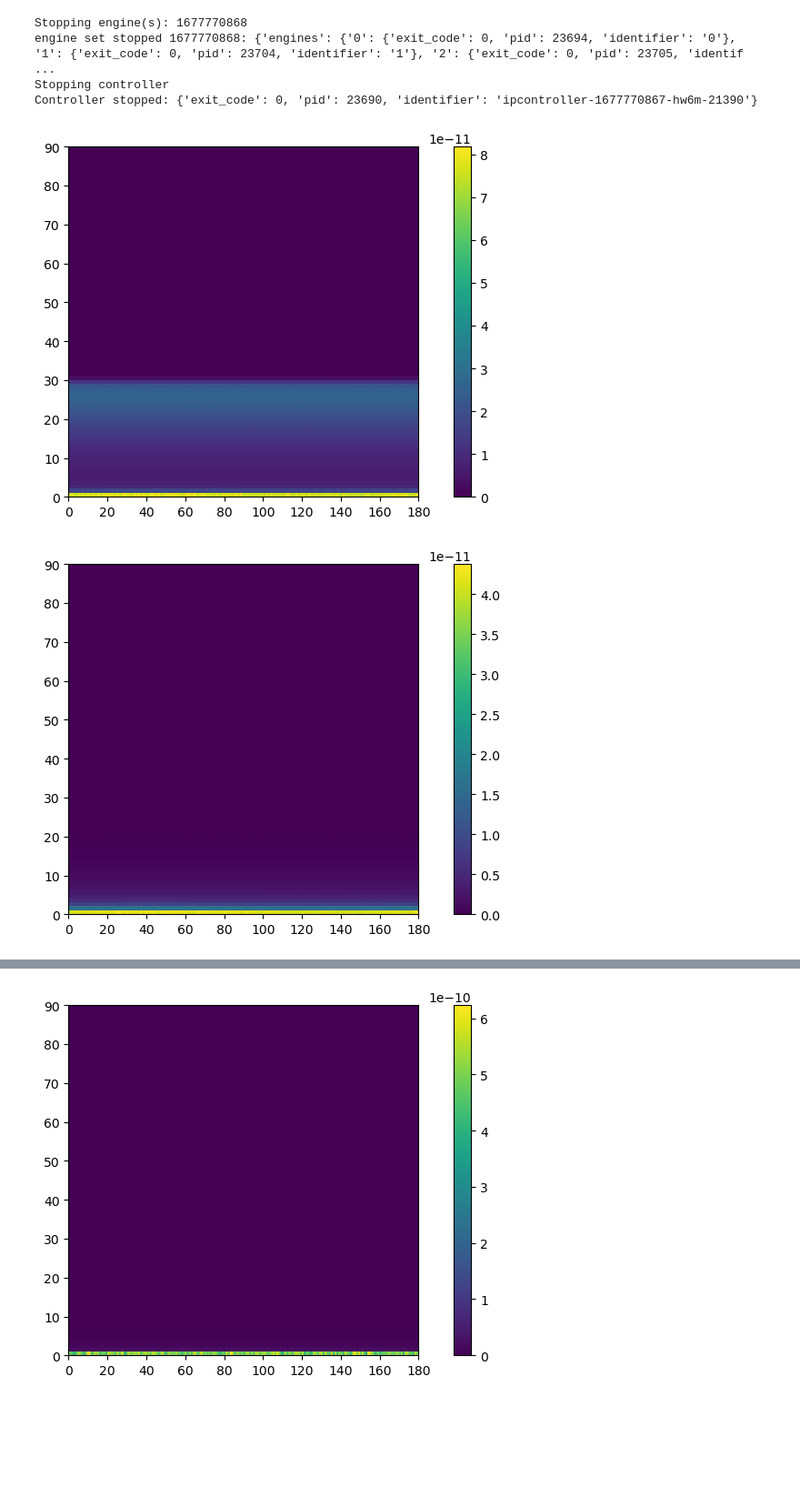
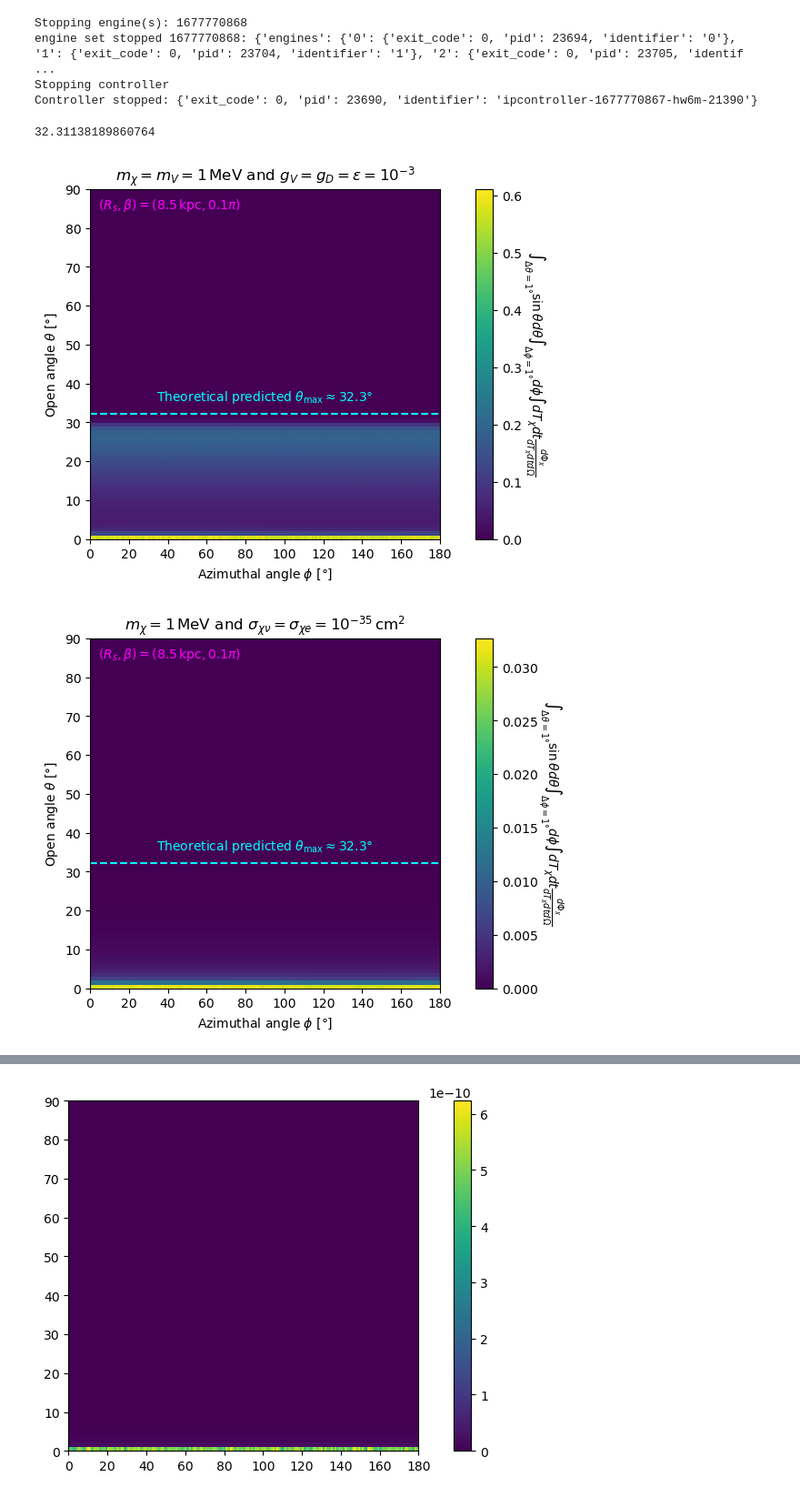
Before and after one commit to yenhsunlin/SNnuBDM2, a Jupyter notebook: src/example.ipynb, the cells around one changed output, grey strips where cells are left out. Shown at 91% size. Drawn from its saved outputs; the diff is of its cells as text; code cells hidden in the pictures; blank space fills up the shorter version.

```diff
--- a/src/example.ipynb
+++ b/src/example.ipynb
@@ -265,34 +265,47 @@ engine set stopped 1677770868: {'engines': {'0': {'exit_code': 0, 'pid': 23694,
 Stopping controller
 Controller stopped: {'exit_code': 0, 'pid': 23690, 'identifier': 'ipcontroller-1677770867-hw6m-21390'}
 # %%
-event4 = np.load(f'../data/BDM_events/bdmLegacyEventAtAngle_mx1_Rstar8.5_beta0pi.npy')
+event1 = np.load(f'../data/BDM_events/bdmEventAtAngle_mx1_Rstar8.5_beta0.1pi.npy')
+event2 = np.load(f'../data/BDM_events/bdmLegacyEventAtAngle_mx1_Rstar8.5_beta0pi.npy')
+event3 = np.load(f'../data/BDM_events/bdmLegacyEventAtAngle_mx1_Rstar8.5_beta0.1pi.npy')
+# %%
+0.56394*180/np.pi
+# %% [output]
+32.31138189860764
 # %%
-normpar = colors.LogNorm()
+#normpar = colors.LogNorm()
 fig, _ = plt.subplots(figsize = (10,5))
-smearplot = plt.imshow(event1, # plot the smearing values as an image, because python
+smearplot = plt.imshow(event1*7.473e33*(1e-6)**4, # plot the smearing values as an image, because python
                        # cmap = "CMRmap", # nice colormap
                        cmap = 'viridis',
                        interpolation = 'nearest', # avoid smoothing
                        origin = 'lower', # (0,0) is in the bottom left corner
                        extent = (0, 180, 0, 90), # set axis ranges
                        #norm = normpar, # log scale
                        aspect=2)
-#plt.title('Smearing matrix', fontsize = 20)
-#plt.xlabel('Neutrino energy (GeV)', fontsize = 20)
+plt.plot([0,180],[0.56394*180/np.pi]*2,'--',color='cyan')
+plt.title(r'$m_\chi=m_V=1\,{\rm MeV}~{\rm and}~g_V=g_D=\epsilon=10^{-3}$')
+plt.xlabel(r'Azimuthal angle $\phi~[\degree]$')
 #plt.xticks( fontsize = 20 )
-#plt.ylabel('Smeared reconstructed energy (GeV)', fontsize = 20)
+plt.ylabel(r'Open angle $\theta~[\degree]$')
 #plt.yticks( fontsize = 20 )
-plt.colorbar(smearplot)
-#cbar = plt.colorbar(smearplot)
+plt.text(90, 1.1*0.56394*180/np.pi, r'Theoretical predicted $\theta_{\rm max}\approx 32.3\degree$',color='cyan',fontsize=10,horizontalalignment='center')
+plt.text(4, 85, r'$(R_s,\beta)=(8.5\,{\rm kpc},0.1\pi)$',color='fuchsia',fontsize=10,horizontalalignment='left')
+#plt.colorbar(smearplot)
+cbar = plt.colorbar(smearplot)
+cbar.set_label(r'$\int_{\Delta\theta=1\degree} \sin\theta d\theta \int_{\Delta\phi=1\degree} d\phi \int dT_\chi dt \frac{d\Phi_\chi}{dT_\chi dt d\Omega}$ ', rotation=270)
+cbar.ax.get_yaxis().labelpad = 21
 #cbar.ax.tick_params( labelsize = 20, length = 10, width = 2 )
 
+plt.savefig('../plots/model_event.pdf',bbox_inches='tight')
+
 plt.show()
 # %% [output]
-[figure, old version]
+[figure, new version]
 # %%
 normpar = colors.LogNorm()
 fig, _ = plt.subplots(figsize = (10,5))
-smearplot = plt.imshow(event2, # plot the smearing values as an image, because python
+smearplot = plt.imshow(event3*7.473e33*(1e-25), # plot the smearing values as an image, because python
                        # cmap = "CMRmap", # nice colormap
                        cmap = 'viridis',
                        interpolation = 'nearest', # avoid smoothing
@@ -300,15 +313,21 @@ smearplot = plt.imshow(event2, # plot the smearing values as an image, because p
                        extent = (0, 180, 0, 90), # set axis ranges
                        #norm = normpar, # log scale
                        aspect=2)
-#plt.title('Smearing matrix', fontsize = 20)
-#plt.xlabel('Neutrino energy (GeV)', fontsize = 20)
+plt.plot([0,180],[0.56394*180/np.pi]*2,'--',color='cyan')
+plt.title(r'$m_\chi=1\,{\rm MeV}~{\rm and}~\sigma_{\chi\nu}=\sigma_{\chi e}=10^{-35}\,{\rm cm^2}$')
+plt.xlabel(r'Azimuthal angle $\phi~[\degree]$')
 #plt.xticks( fontsize = 20 )
-#plt.ylabel('Smeared reconstructed energy (GeV)', fontsize = 20)
+plt.ylabel(r'Open angle $\theta~[\degree]$')
 #plt.yticks( fontsize = 20 )
-plt.colorbar(smearplot)
-#cbar = plt.colorbar(smearplot)
+plt.text(90, 1.1*0.56394*180/np.pi, r'Theoretical predicted $\theta_{\rm max}\approx 32.3\degree$',color='cyan',fontsize=10,horizontalalignment='center')
+plt.text(4, 85, r'$(R_s,\beta)=(8.5\,{\rm kpc},0.1\pi)$',color='fuchsia',fontsize=10,horizontalalignment='left')
+#plt.colorbar(smearplot)
+cbar = plt.colorbar(smearplot)
+cbar.set_label(r'$\int_{\Delta\theta=1\degree} \sin\theta d\theta \int_{\Delta\phi=1\degree} d\phi \int dT_\chi dt \frac{d\Phi_\chi}{dT_\chi dt d\Omega}$ ', rotation=270)
+cbar.ax.get_yaxis().labelpad = 21
+plt.savefig('../plots/legacy_event.pdf',bbox_inches='tight')
+
 #cbar.ax.tick_params( labelsize = 20, length = 10, width = 2 )
-
 plt.show()
 # %% [output]
-[figure, old version]
+[figure, new version]
```
Also changed, not shown: parts of 1 cell of this notebook, 4 other files.
